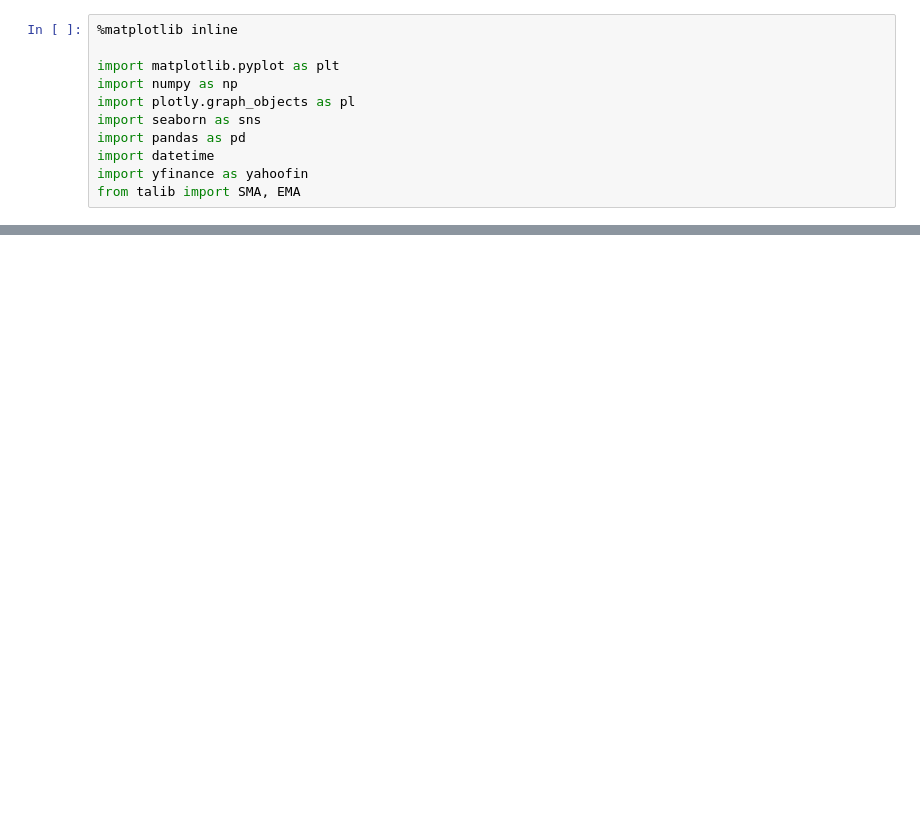
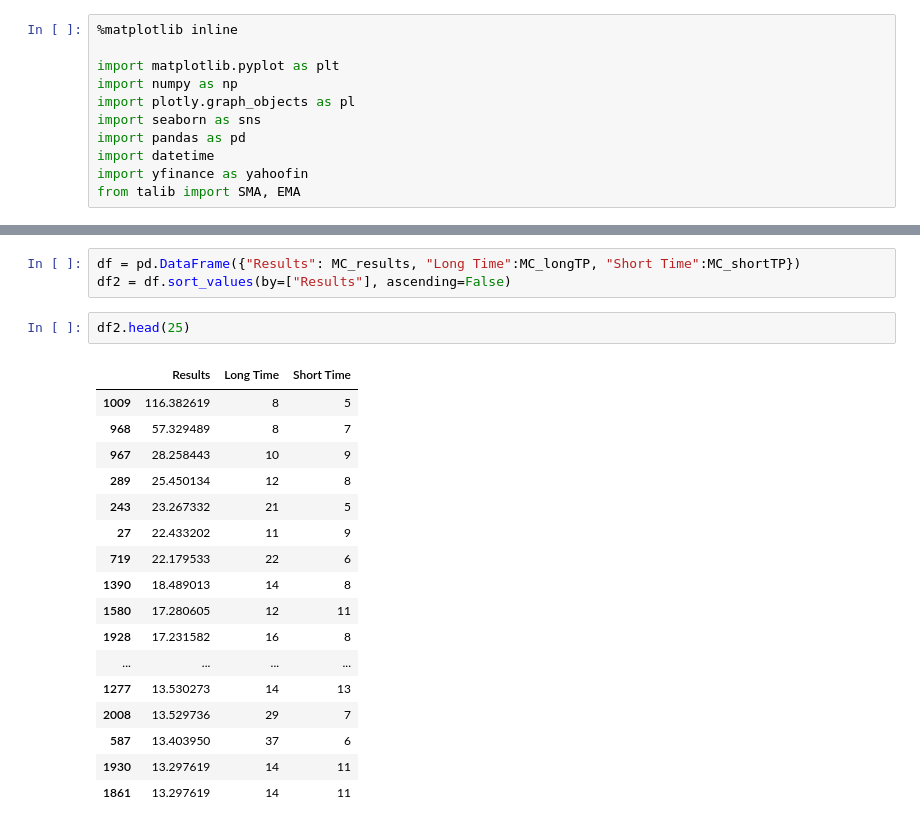
Before and after one commit to KarsonLeperi/QuantFinance, a Jupyter notebook: TA_MovingAverages.ipynb, the cells around one changed output, grey strips where cells are left out. Cells and saved outputs as stored; diff of their text form; blank space fills up the shorter version.

```diff
--- a/TA_MovingAverages.ipynb
+++ b/TA_MovingAverages.ipynb
@@ -79,0 +160,23 @@ print(np.exp(2.5078))
+# %%
+df = pd.DataFrame({"Results": MC_results, "Long Time":MC_longTP, "Short Time":MC_shortTP})
+df2 = df.sort_values(by=["Results"], ascending=False)
+# %%
+df2.head(25)
+# %% [output]
+|  | Results | Long Time | Short Time |
+| 1009 | 116.382619 | 8 | 5 |
+| 968 | 57.329489 | 8 | 7 |
+| 967 | 28.258443 | 10 | 9 |
+| 289 | 25.450134 | 12 | 8 |
+| 243 | 23.267332 | 21 | 5 |
+| 27 | 22.433202 | 11 | 9 |
+| 719 | 22.179533 | 22 | 6 |
+| 1390 | 18.489013 | 14 | 8 |
+| 1580 | 17.280605 | 12 | 11 |
+| 1928 | 17.231582 | 16 | 8 |
+| ... | ... | ... | ... |
+| 1277 | 13.530273 | 14 | 13 |
+| 2008 | 13.529736 | 29 | 7 |
+| 587 | 13.403950 | 37 | 6 |
+| 1930 | 13.297619 | 14 | 11 |
+| 1861 | 13.297619 | 14 | 11 |
```
Also changed, not shown: parts of 30 cells of this notebook.
